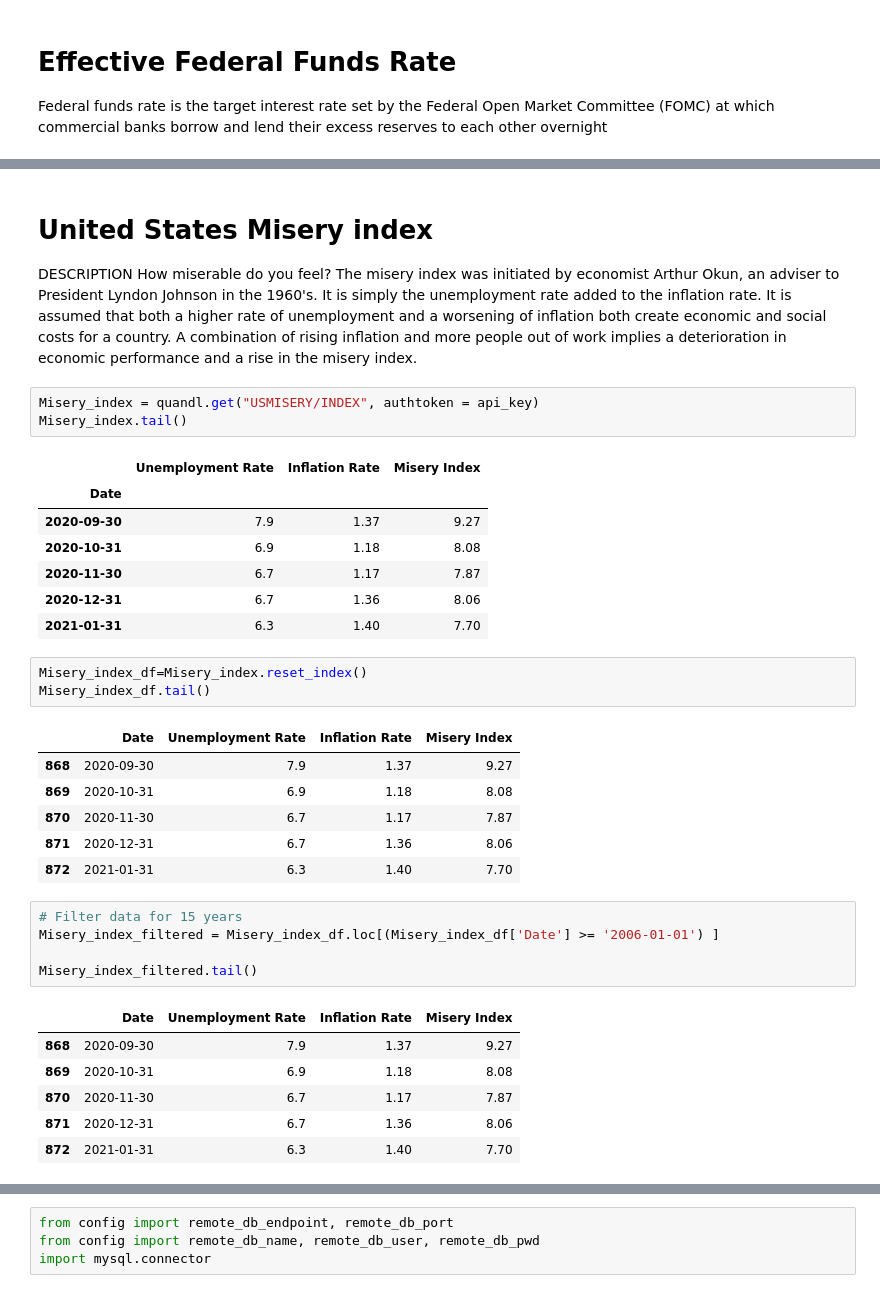
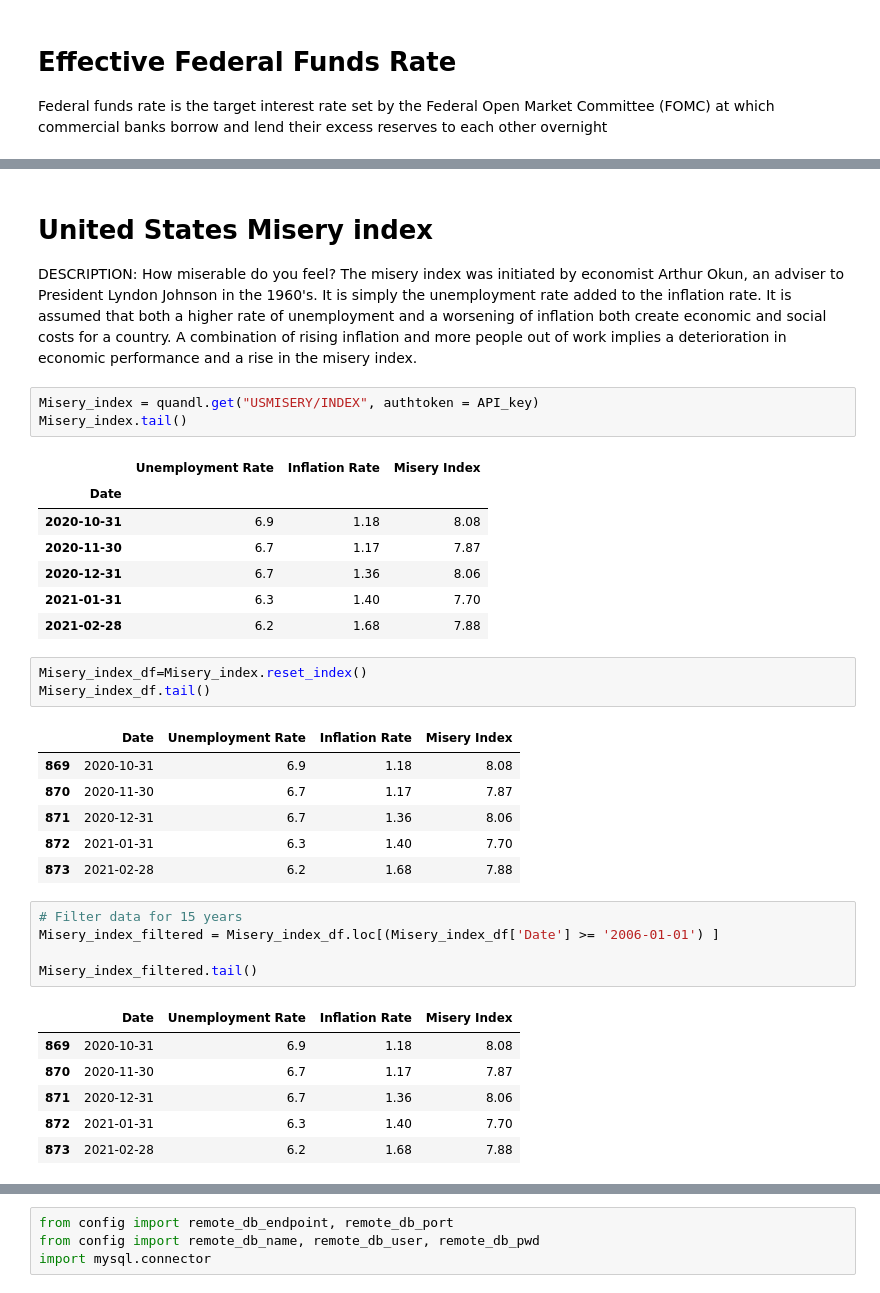
Before and after one commit to Nickoranteng/Stock-market, a Jupyter notebook: Rising_prime_rates.ipynb, the cells around one changed output, grey strips where cells are left out. Cells and saved outputs as stored; diff of their text form.

```diff
--- a/Rising_prime_rates.ipynb
+++ b/Rising_prime_rates.ipynb
@@ -212,27 +198,27 @@ No handles with labels found to put in legend.
 # %% [markdown]
 # United States Misery index
-DESCRIPTION How miserable do you feel? The misery index was initiated by economist Arthur Okun, an adviser to President Lyndon Johnson in the 1960's. It is simply the unemployment rate added to the inflation rate. It is assumed that both a higher rate of unemployment and a worsening of inflation both create economic and social costs for a country. A combination of rising inflation and more people out of work implies a deterioration in economic performance and a rise in the misery index.
+DESCRIPTION: How miserable do you feel? The misery index was initiated by economist Arthur Okun, an adviser to President Lyndon Johnson in the 1960's. It is simply the unemployment rate added to the inflation rate. It is assumed that both a higher rate of unemployment and a worsening of inflation both create economic and social costs for a country. A combination of rising inflation and more people out of work implies a deterioration in economic performance and a rise in the misery index.
 # %%
-Misery_index = quandl.get("USMISERY/INDEX", authtoken = api_key)
+Misery_index = quandl.get("USMISERY/INDEX", authtoken = API_key)
 Misery_index.tail()
 # %% [output]
 |  | Unemployment Rate | Inflation Rate | Misery Index |
 | Date |  |  |  |
-| 2020-09-30 | 7.9 | 1.37 | 9.27 |
 | 2020-10-31 | 6.9 | 1.18 | 8.08 |
 | 2020-11-30 | 6.7 | 1.17 | 7.87 |
 | 2020-12-31 | 6.7 | 1.36 | 8.06 |
 | 2021-01-31 | 6.3 | 1.40 | 7.70 |
+| 2021-02-28 | 6.2 | 1.68 | 7.88 |
 # %%
 Misery_index_df=Misery_index.reset_index()
 Misery_index_df.tail()
 # %% [output]
 |  | Date | Unemployment Rate | Inflation Rate | Misery Index |
-| 868 | 2020-09-30 | 7.9 | 1.37 | 9.27 |
 | 869 | 2020-10-31 | 6.9 | 1.18 | 8.08 |
 | 870 | 2020-11-30 | 6.7 | 1.17 | 7.87 |
 | 871 | 2020-12-31 | 6.7 | 1.36 | 8.06 |
 | 872 | 2021-01-31 | 6.3 | 1.40 | 7.70 |
+| 873 | 2021-02-28 | 6.2 | 1.68 | 7.88 |
 # %%
 # Filter data for 15 years
 Misery_index_filtered = Misery_index_df.loc[(Misery_index_df['Date'] >= '2006-01-01') ]
@@ -240,9 +226,9 @@ Misery_index_filtered = Misery_index_df.loc[(Misery_index_df['Date'] >= '2006-01
 Misery_index_filtered.tail()
 # %% [output]
 |  | Date | Unemployment Rate | Inflation Rate | Misery Index |
-| 868 | 2020-09-30 | 7.9 | 1.37 | 9.27 |
 | 869 | 2020-10-31 | 6.9 | 1.18 | 8.08 |
 | 870 | 2020-11-30 | 6.7 | 1.17 | 7.87 |
 | 871 | 2020-12-31 | 6.7 | 1.36 | 8.06 |
 | 872 | 2021-01-31 | 6.3 | 1.40 | 7.70 |
+| 873 | 2021-02-28 | 6.2 | 1.68 | 7.88 |
 # %%
```
Also changed, not shown: parts of 41 cells of this notebook, 4 other files.
